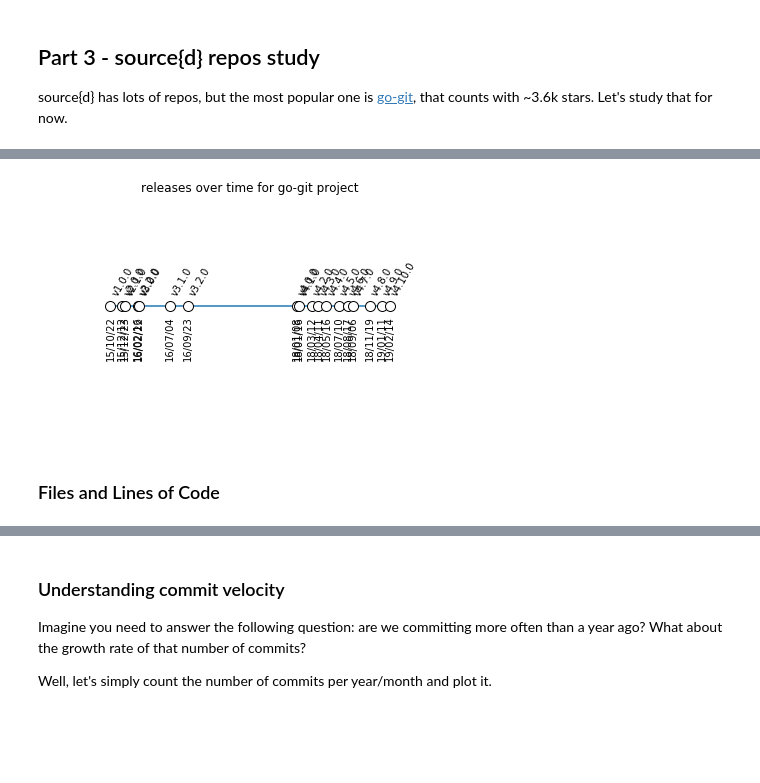
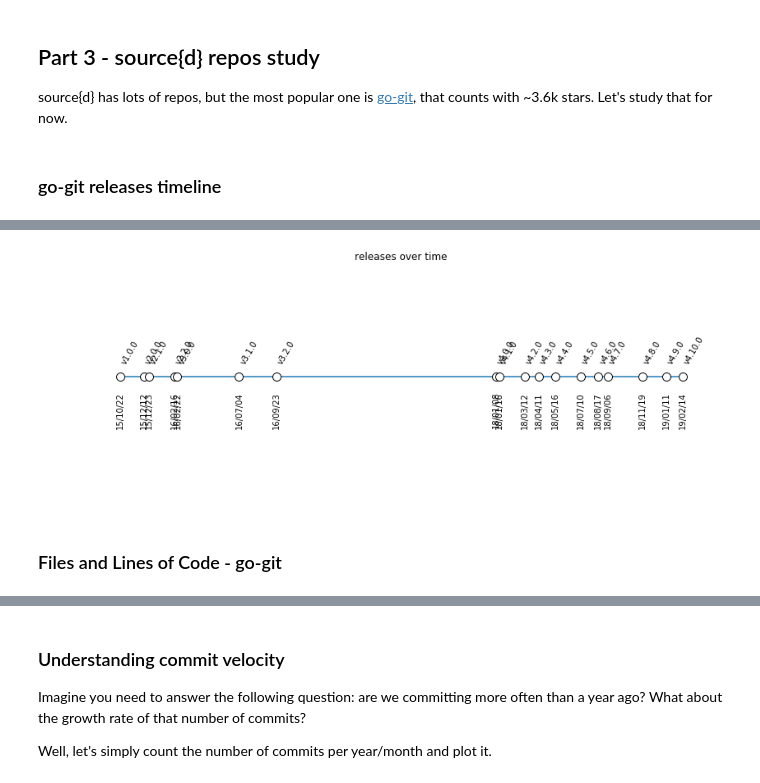
Before and after one commit to src-d/engine-analyses, a Jupyter notebook: srcd.ipynb, the cells around one changed output, grey strips where cells are left out. Cells and saved outputs as stored; diff of their text form; code cells hidden in the pictures; blank space fills up the shorter version.

Commit message:
Process all the charts of the study
Signed-off-by: Fernanda Gomes <fergomes@gmail.com>

```diff
--- a/srcd.ipynb
+++ b/srcd.ipynb
@@ -342,6 +342,6 @@ import coloredlogs
 
 coloredlogs.install(level="DEBUG")
 logging.getLogger("matplotlib.axes._base").setLevel(logging.INFO)
-rcParams["figure.figsize"] = (14, 3)
-rcParams["figure.dpi"] = 150
+rcParams["figure.figsize"] = (14, 5)
+#rcParams["figure.dpi"] = 150
 # %% [output]
@@ -362,3 +390,5 @@ source{d} has lots of repos, but the most popular one is [go-git](https://github
+# %% [markdown]
+### go-git releases timeline
 # %%
 release_names, release_commits, release_timestamps = run("""
     SELECT ref_name, commit_hash, commit_author_when
@@ -378,12 +408,14 @@ release_names, release_commits, release_timestamps = zip(*
      if re.fullmatch('refs/tags/v\d*\.\d*\.0', n) != None]
 )
 
-title("releases over time for go-git project")
+title("releases over time")
 ts_zeros = zeros(len(release_timestamps))
 scatter(release_timestamps, ts_zeros, s=100, facecolor="w", edgecolor="k", zorder=9999)
 plot(release_timestamps, ts_zeros)
 axis("off")
 
+rcParams["figure.figsize"] = (14, 14)
+
 from datetime import timedelta
 for rn, ts in zip(release_names, release_timestamps):
     text(ts, 0.002, rn, rotation=60, ha="left", va="bottom")
@@ -395,6 +425,6 @@ for rn, ts in zip(release_names, release_timestamps):
-[figure, old version]
+[figure, new version]
 # %% [markdown]
-### Files and Lines of Code
+### Files and Lines of Code - go-git
 # %%
 commits = run("""
   SELECT commit_hash
```
Also changed, not shown: parts of 46 cells of this notebook.
